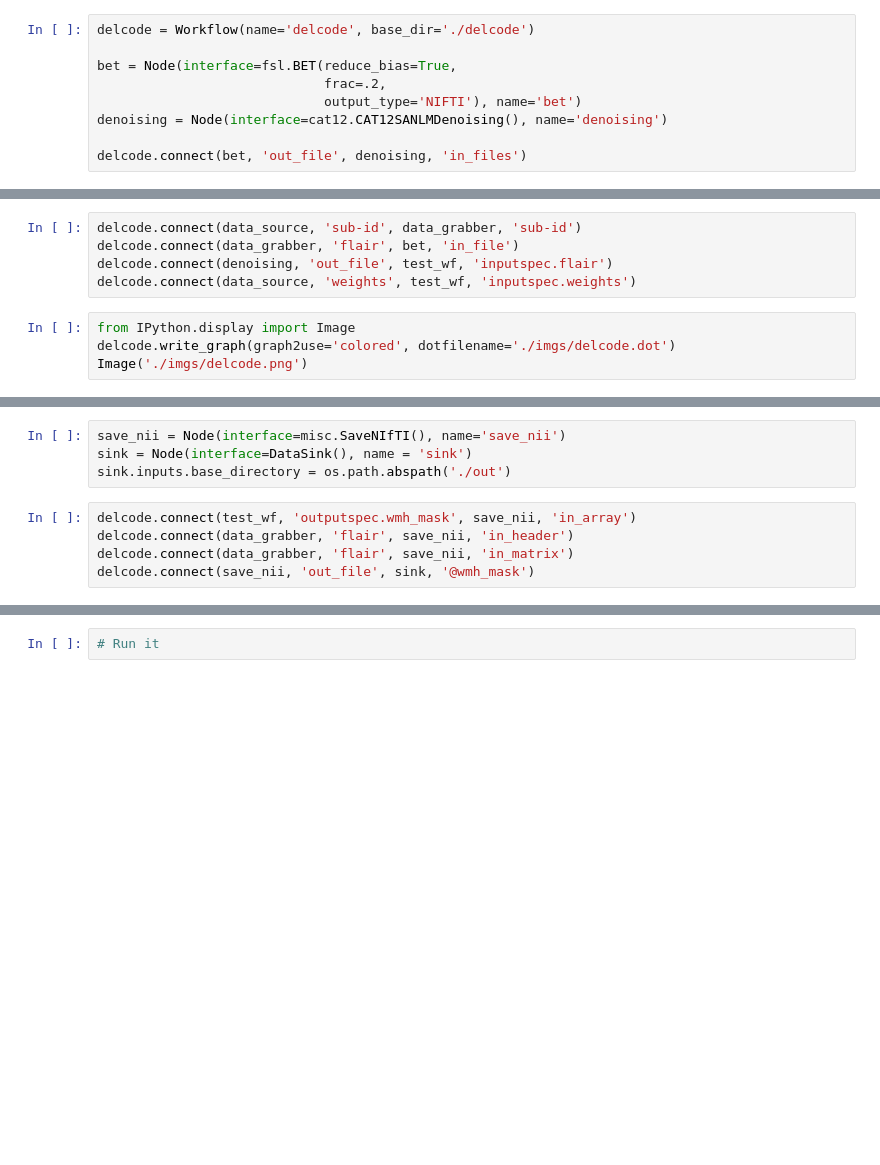
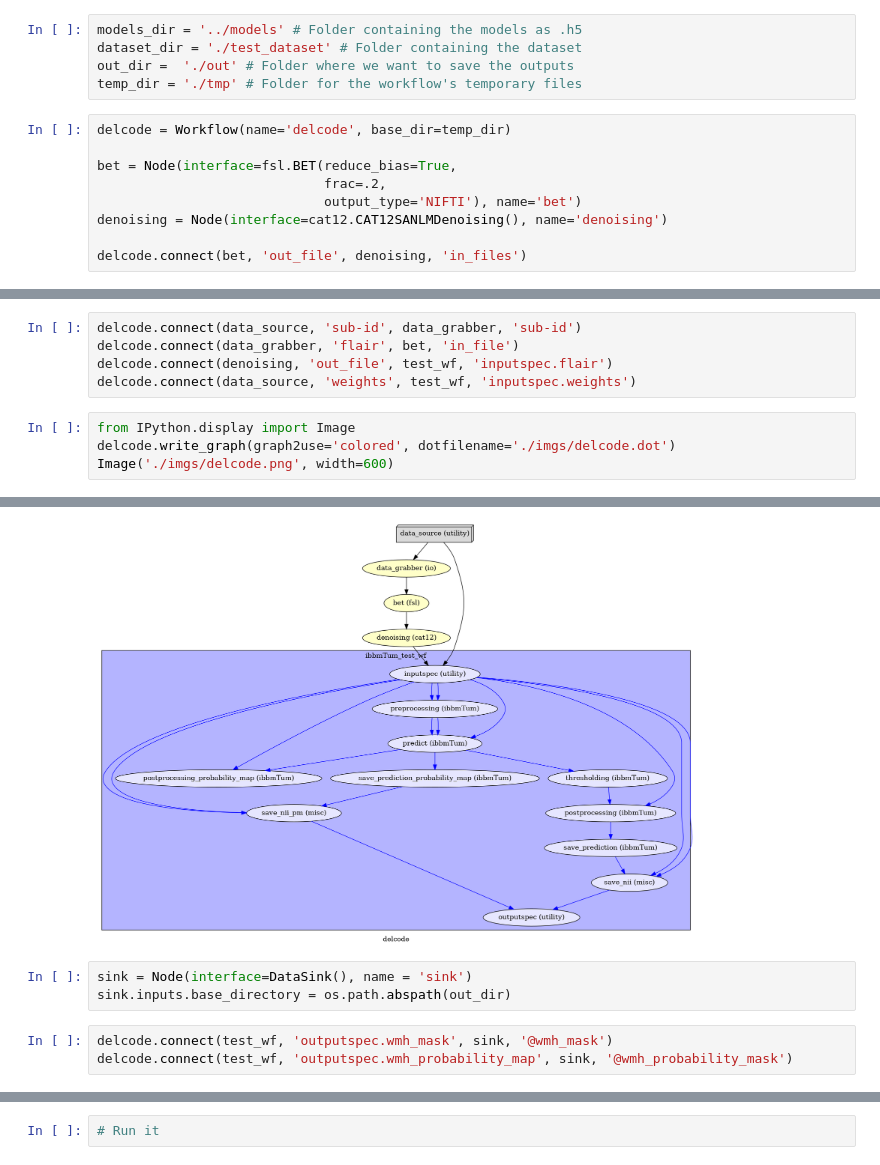
Before and after one commit to 0rC0/WMHpypes, a Jupyter notebook: examples/DELCODE_pipeline.ipynb, the cells around one changed output, grey strips where cells are left out. Saved outputs shown, nothing was run; the diff lists cells and outputs as text; blank space fills up the shorter version.

Commit message:
probability_map_as_output

```diff
--- a/examples/DELCODE_pipeline.ipynb
+++ b/examples/DELCODE_pipeline.ipynb
@@ -21,8 +20,13 @@ from nipype.pipeline.engine import Workflow, Node
 from wmhpypes.interfaces import cat12
 from wmhpypes.interfaces import misc
 from nipype.interfaces import fsl
+# %%
+models_dir = '../models' # Folder containing the models as .h5
+dataset_dir = './test_dataset' # Folder containing the dataset
+out_dir =  './out' # Folder where we want to save the outputs
+temp_dir = './tmp' # Folder for the workflow's temporary files
 # %%
-delcode = Workflow(name='delcode', base_dir='./delcode')
+delcode = Workflow(name='delcode', base_dir=temp_dir)
 
 bet = Node(interface=fsl.BET(reduce_bias=True,
                              frac=.2,
@@ -98,4 +100,5 @@ delcode.connect(data_source, 'weights', test_wf, 'inputspec.weights')
 # %%
 from IPython.display import Image
 delcode.write_graph(graph2use='colored', dotfilename='./imgs/delcode.dot')
-Image('./imgs/delcode.png')
+Image('./imgs/delcode.png', width=600)
+# %% [output]
@@ -102,12 +107,10 @@ Image('./imgs/delcode.png')
+[figure, added]
 # %%
-save_nii = Node(interface=misc.SaveNIfTI(), name='save_nii')
 sink = Node(interface=DataSink(), name = 'sink')
-sink.inputs.base_directory = os.path.abspath('./out')
+sink.inputs.base_directory = os.path.abspath(out_dir)
-# %%
-delcode.connect(test_wf, 'outputspec.wmh_mask', save_nii, 'in_array')
-delcode.connect(data_grabber, 'flair', save_nii, 'in_header')
-delcode.connect(data_grabber, 'flair', save_nii, 'in_matrix')
-delcode.connect(save_nii, 'out_file', sink, '@wmh_mask')
+# %%
+delcode.connect(test_wf, 'outputspec.wmh_mask', sink, '@wmh_mask')
+delcode.connect(test_wf, 'outputspec.wmh_probability_map', sink, '@wmh_probability_mask')
 # %%
 from IPython.display import Image
 delcode.write_graph(graph2use='colored', dotfilename='./imgs/delcode.dot')
```
Also changed, not shown: parts of 10 cells of this notebook, 2 other files.
